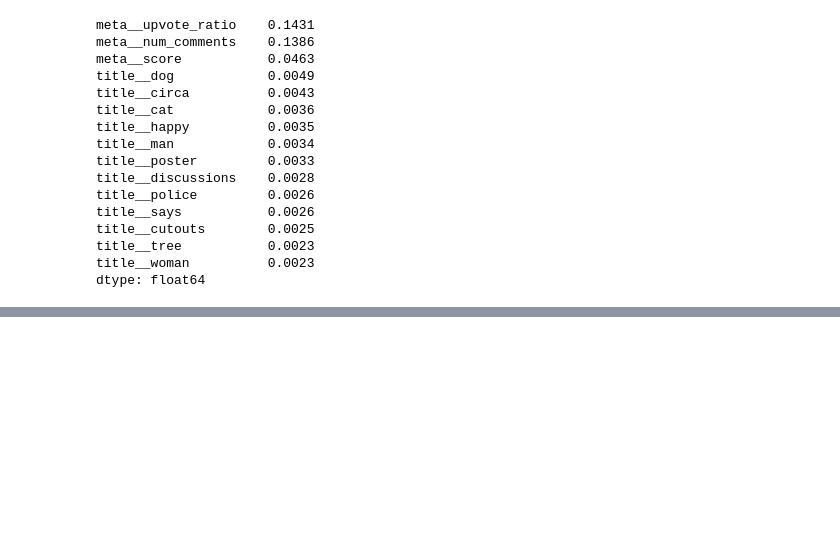
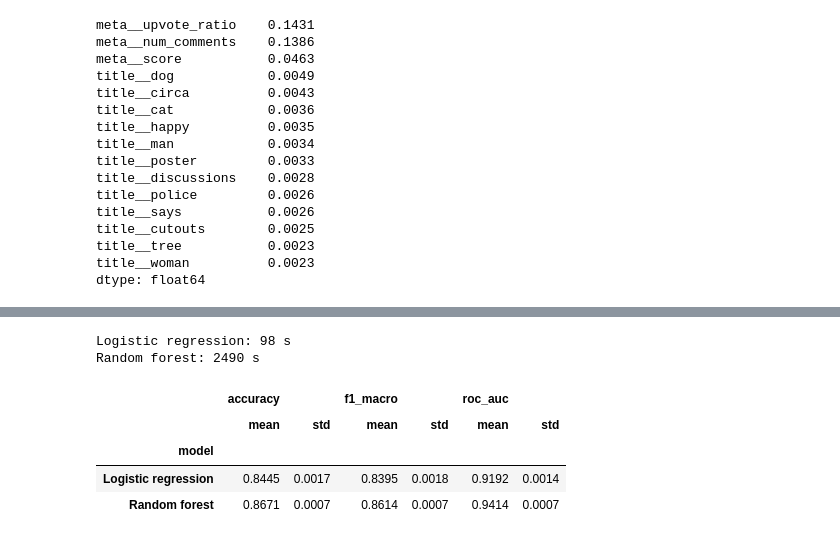
Before and after one commit to Turmenas/AI-based_fake-news-detection, a Jupyter notebook: notebooks/06_model_comparison.ipynb, the cells around one changed output, grey strips where cells are left out. Saved outputs shown, nothing was run; the diff lists cells and outputs as text; code cells hidden in the pictures; blank space fills up the shorter version.

```diff
--- a/notebooks/06_model_comparison.ipynb
+++ b/notebooks/06_model_comparison.ipynb
@@ -171,0 +192,19 @@ dtype: float64
+# %%
+del forest; gc.collect()  # galutinis miskas jau faile, o naujiems miskams reikia vietos
+cv = StratifiedKFold(n_splits=5, shuffle=True, random_state=SEED)  # kiekvienoje dalyje toks pat netikru ir tikru santykis
+cv_scores = {}
+for name, spec in specs.items():
+    t = time.perf_counter()
+    s = cross_validate(spec, X_train, y_train, cv=cv, scoring=["accuracy", "f1_macro", "roc_auc"])  # dalys skaiciuojamos viena po kitos, todel atmintyje vienu metu tik vienas miskas
+    cv_scores[name] = pd.DataFrame({k.removeprefix("test_"): v for k, v in s.items() if k.startswith("test_")})
+    print(f"{name}: {time.perf_counter() - t:.0f} s")
+cv_all = pd.concat(cv_scores, names=["model", "fold"])
+cv_all.groupby("model").agg(["mean", "std"]).round(4)
+# %% [output]
+Logistic regression: 98 s
+Random forest: 2490 s
+|  | accuracy |  | f1_macro |  | roc_auc |  |
+|  | mean | std | mean | std | mean | std |
+| model |  |  |  |  |  |  |
+| Logistic regression | 0.8445 | 0.0017 | 0.8395 | 0.0018 | 0.9192 | 0.0014 |
+| Random forest | 0.8671 | 0.0007 | 0.8614 | 0.0007 | 0.9414 | 0.0007 |
```
Also changed, not shown: parts of 10 cells of this notebook, 1 other file.
